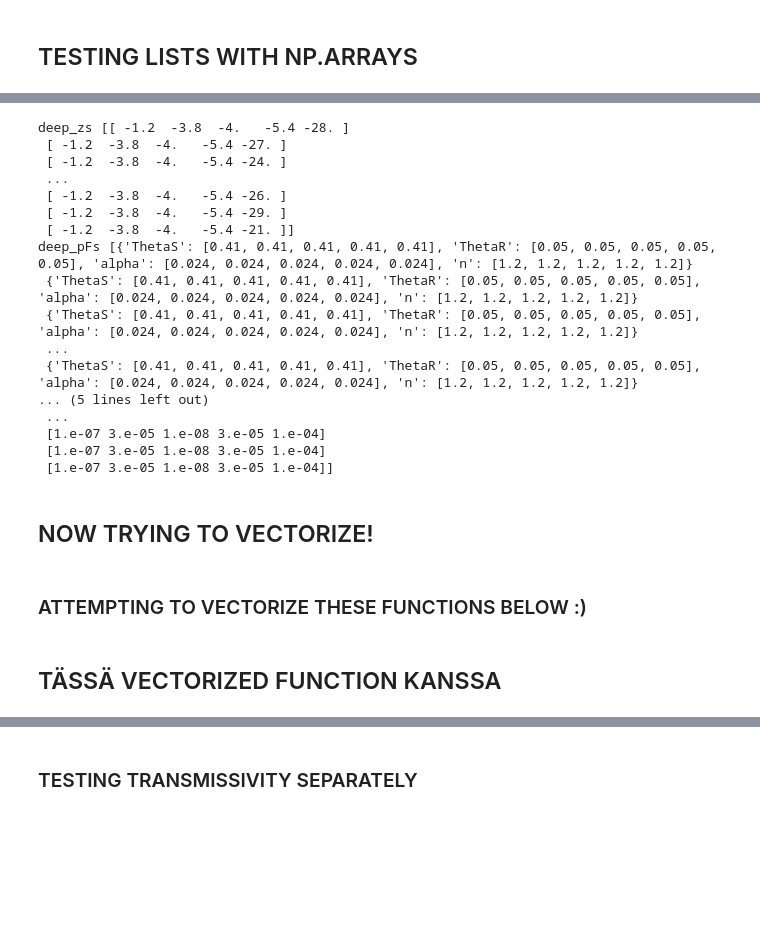
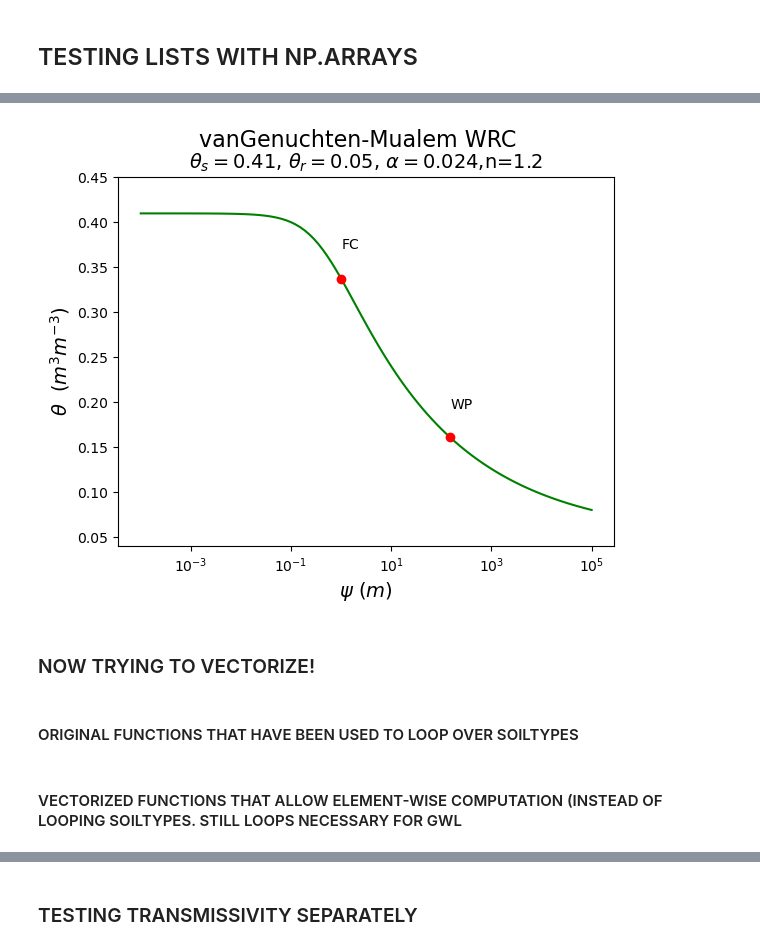
Before and after one commit to jpnousu/SpaFHy_v2.0, a Jupyter notebook: testing_pFs.ipynb, the cells around one changed output, grey strips where cells are left out. Drawn from its saved outputs; the diff is of its cells as text; code cells hidden in the pictures; blank space fills up the shorter version.

```diff
--- a/testing_pFs.ipynb
+++ b/testing_pFs.ipynb
@@ -103,29 +76,12 @@ for key, value in deepp.items():
-# %%
-print('deep_zs', deep_zs)
-print('deep_pFs', deep_pFs)
-print('deep_ksats', deep_ksats)
-# %% [output]
-deep_zs [[ -1.2  -3.8  -4.   -5.4 -28. ]
- [ -1.2  -3.8  -4.   -5.4 -27. ]
- [ -1.2  -3.8  -4.   -5.4 -24. ]
- ...
- [ -1.2  -3.8  -4.   -5.4 -26. ]
- [ -1.2  -3.8  -4.   -5.4 -29. ]
- [ -1.2  -3.8  -4.   -5.4 -21. ]]
-deep_pFs [{'ThetaS': [0.41, 0.41, 0.41, 0.41, 0.41], 'ThetaR': [0.05, 0.05, 0.05, 0.05, 0.05], 'alpha': [0.024, 0.024, 0.024, 0.024, 0.024], 'n': [1.2, 1.2, 1.2, 1.2, 1.2]}
- {'ThetaS': [0.41, 0.41, 0.41, 0.41, 0.41], 'ThetaR': [0.05, 0.05, 0.05, 0.05, 0.05], 'alpha': [0.024, 0.024, 0.024, 0.024, 0.024], 'n': [1.2, 1.2, 1.2, 1.2, 1.2]}
- {'ThetaS': [0.41, 0.41, 0.41, 0.41, 0.41], 'ThetaR': [0.05, 0.05, 0.05, 0.05, 0.05], 'alpha': [0.024, 0.024, 0.024, 0.024, 0.024], 'n': [1.2, 1.2, 1.2, 1.2, 1.2]}
- ...
- {'ThetaS': [0.41, 0.41, 0.41, 0.41, 0.41], 'ThetaR': [0.05, 0.05, 0.05, 0.05, 0.05], 'alpha': [0.024, 0.024, 0.024, 0.024, 0.024], 'n': [1.2, 1.2, 1.2, 1.2, 1.2]}
-... (5 lines left out)
- ...
- [1.e-07 3.e-05 1.e-08 3.e-05 1.e-04]
- [1.e-07 3.e-05 1.e-08 3.e-05 1.e-04]
- [1.e-07 3.e-05 1.e-08 3.e-05 1.e-04]]
+# %%
+deep_pFs_one = {key: [value[0]] for key, value in deep_pFs[1].items()}
+wrc(pF=deep_pFs_one, draw_pF=True)
+# %% [output]
+[figure, added]
 # %% [markdown]
-## NOW TRYING TO VECTORIZE!
+### NOW TRYING TO VECTORIZE!
-# %% [markdown]
-### ATTEMPTING TO VECTORIZE THESE FUNCTIONS BELOW :)
+# %% [markdown]
+#### ORIGINAL FUNCTIONS THAT HAVE BEEN USED TO LOOP OVER SOILTYPES
 # %%
 def gwl_Wsto(z, pF, Ksat=None, root=False):
     r""" Forms interpolated function for soil column ground water dpeth, < 0 [m], as a
@@ -289,6 +243,8 @@ def transmissivity(dz, Ksat, gwl):
         Tr = 1e-4 / 86400
 
     return Tr
+# %% [markdown]
+#### VECTORIZED FUNCTIONS THAT ALLOW ELEMENT-WISE COMPUTATION (INSTEAD OF LOOPING SOILTYPES. STILL LOOPS NECESSARY FOR GWL
 # %%
 def gwl_Wsto_vectorized(z, pF, Ksat=None, root=False):
     r""" Forms interpolated function for soil column ground water dpeth, < 0 [m], as a
@@ -480,5 +433,3 @@ def transmissivity_vectorized(dz, Ksat, gwl):
     Tr = np.where(valid_cells, np.sum(Trans * mask, axis=1), 1e-4 / 86400)  # Shape: (n_cells,)
 
     return Tr
-# %% [markdown]
-## TÄSSÄ VECTORIZED FUNCTION KANSSA
```
Also changed, not shown: parts of 24 cells of this notebook, 3 other files.
